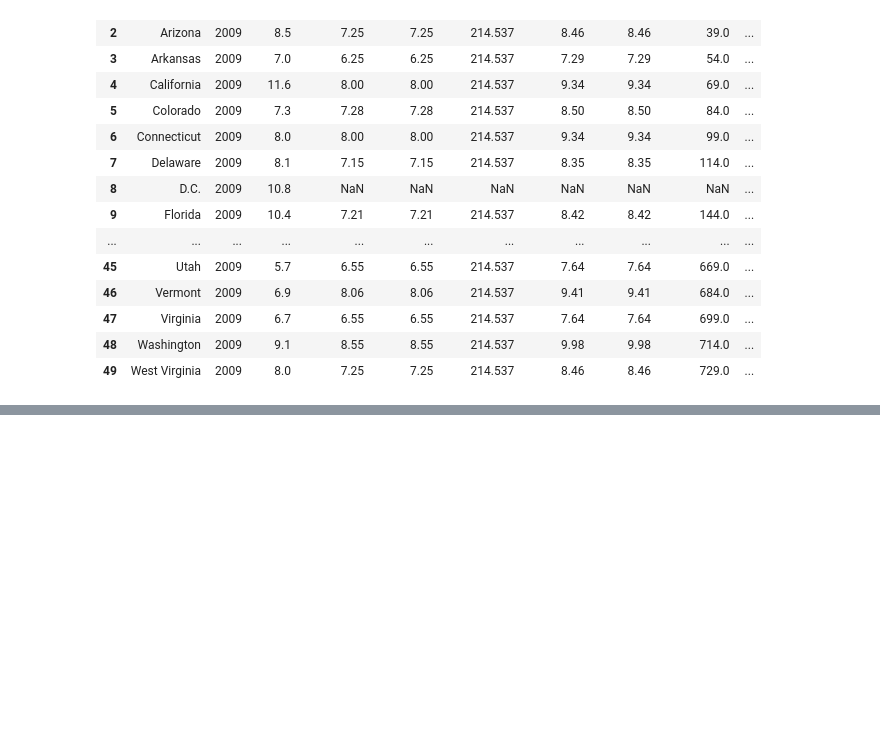
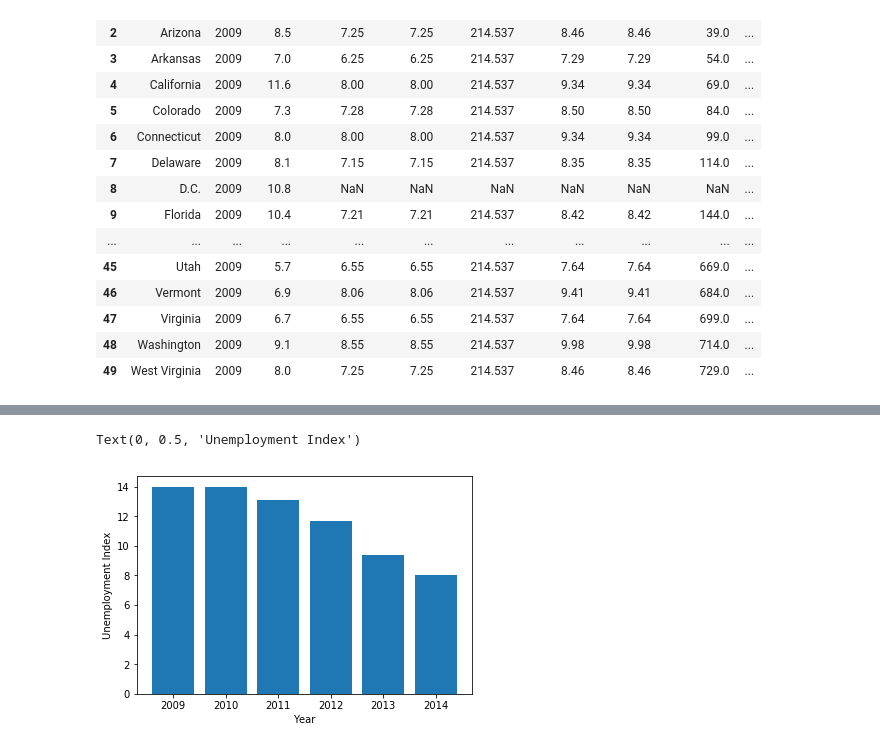
Before and after one commit to SnehaKellogg/Project1_Group5, a Jupyter notebook: ProjectG5.ipynb, the cells around one changed output, grey strips where cells are left out. Cells and saved outputs as stored; diff of their text form; code cells hidden in the pictures; blank space fills up the shorter version.

```diff
--- a/ProjectG5.ipynb
+++ b/ProjectG5.ipynb
@@ -122,0 +142,8 @@ See the caveats in the documentation: http://pandas.pydata.org/pandas-docs/stabl
+# %%
+plt.bar(Final_cleaned["Year"], Final_cleaned["Avg UI"],)
+
+plt.xlabel("Year")
+plt.ylabel("Unemployment Index")
+# %% [output]
+Text(0, 0.5, 'Unemployment Index')
+[figure, added]
```
Also changed, not shown: parts of 7 cells of this notebook, 1 other file.
